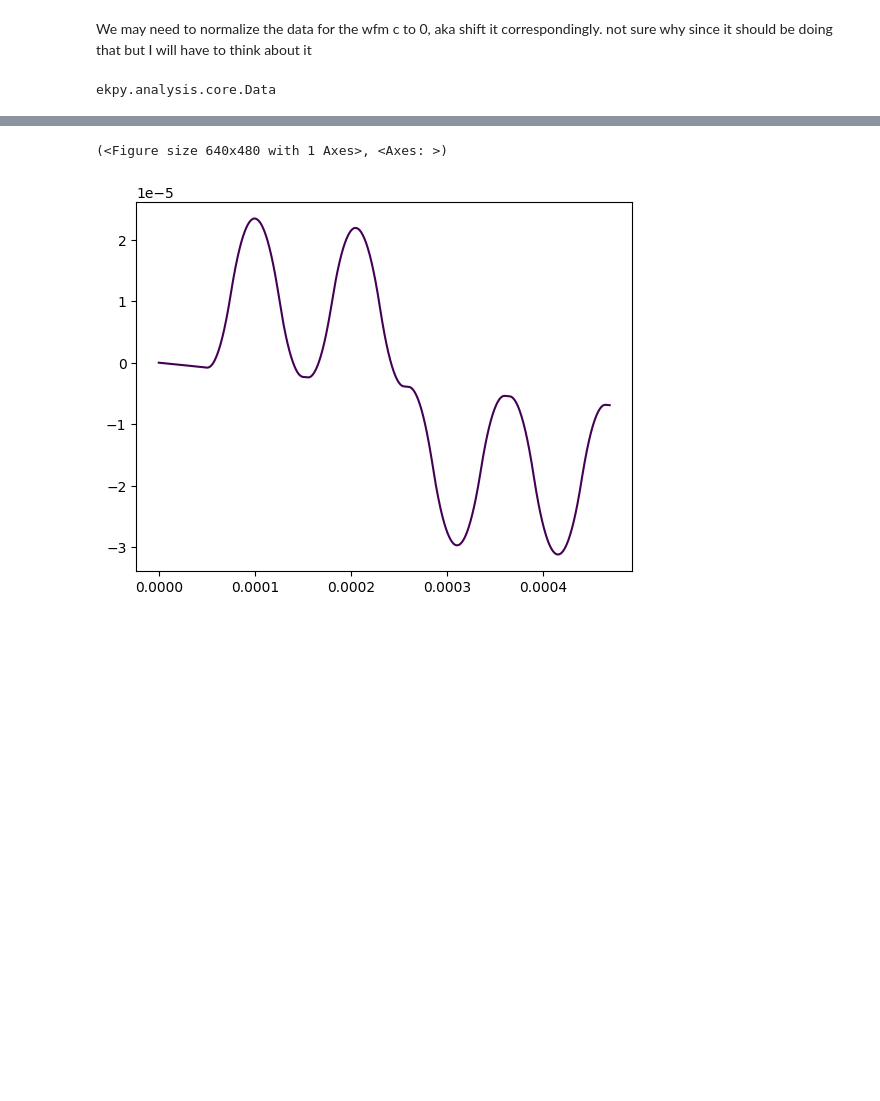
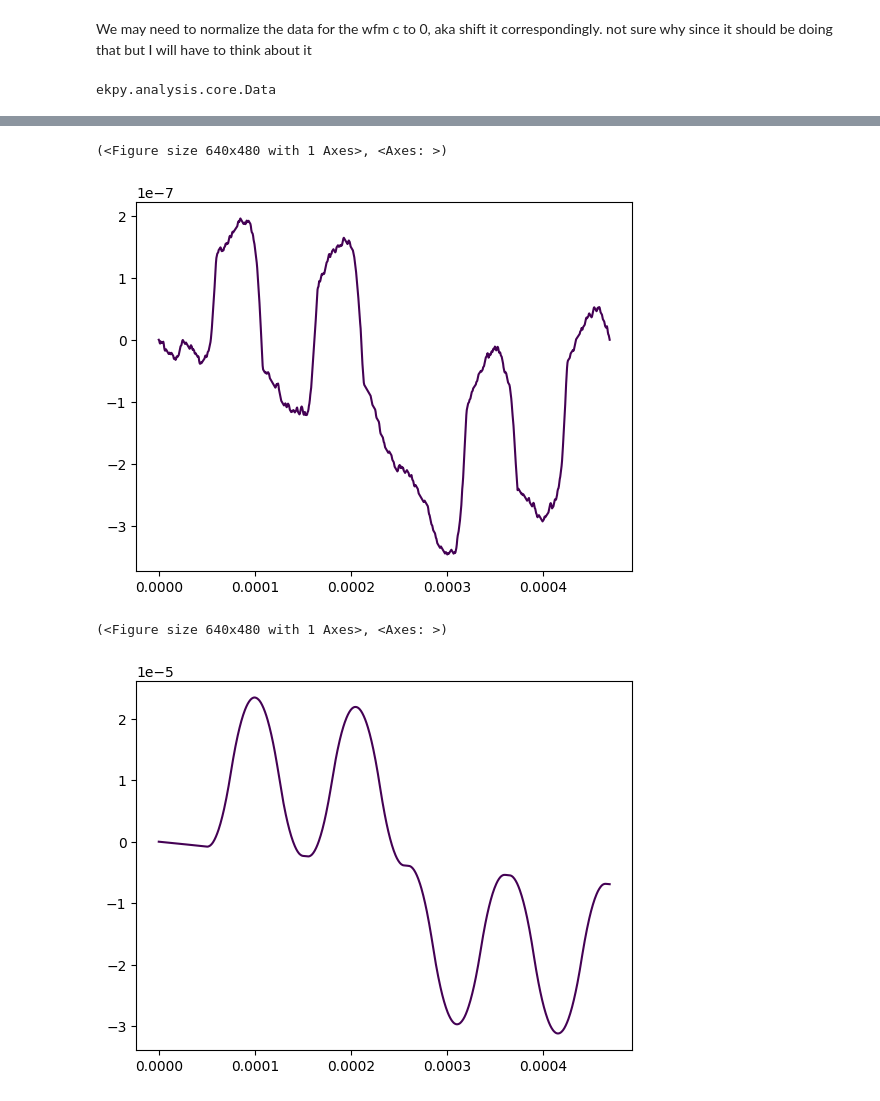
Before and after one commit to ElPsyKurisu/FE, a Jupyter notebook: analysis.ipynb, the cells around one changed output, grey strips where cells are left out. Cells and saved outputs as stored; diff of their text form; code cells hidden in the pictures; blank space fills up the shorter version.

```diff
--- a/analysis.ipynb
+++ b/analysis.ipynb
@@ -93,3 +103,8 @@ newwwwww.plot(x='time_c', y='wfm_q') #IT WORKS!!
+# %%
+newwwwww2.plot(x='time_c', y='wfm_q')
+# %% [output]
+(<Figure size 640x480 with 1 Axes>, <Axes: >)
+[figure, added]
 # %%
 wrong = data2.apply(generate_q_wfm_wrong)
 # %%
```
Also changed, not shown: parts of 15 cells of this notebook, 5 other files.
